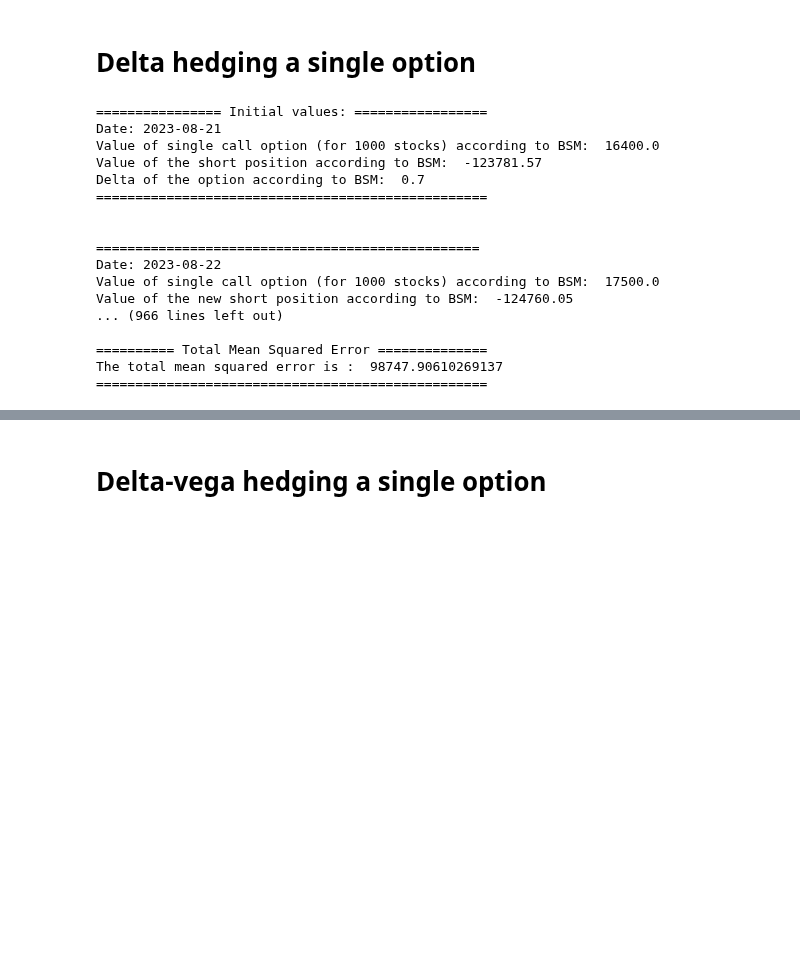
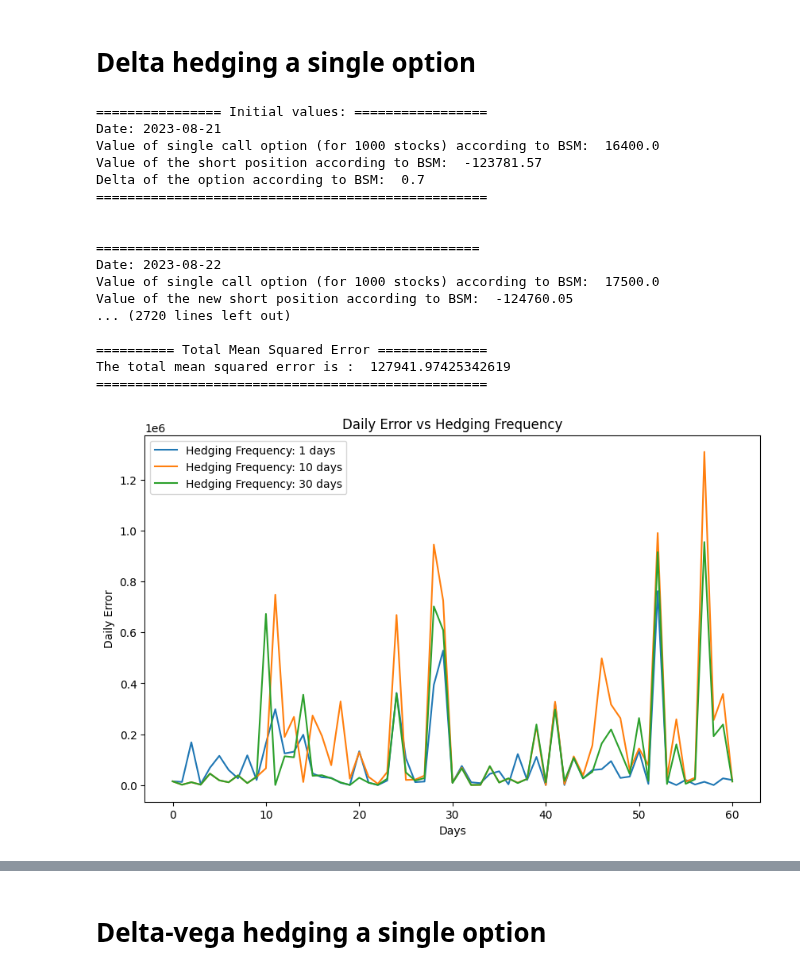
Before and after one commit to kerkkokonola/hedging, a Jupyter notebook: code/deltavegahedging.ipynb, the cells around one changed output, grey strips where cells are left out. Cells and saved outputs as stored; diff of their text form; code cells hidden in the pictures; blank space fills up the shorter version.

Commit message:
modded delta_hedge to take parameters

```diff
--- a/code/deltavegahedging.ipynb
+++ b/code/deltavegahedging.ipynb
@@ -54,17 +54,17 @@ Next, calculate the hedge with 2 portfolios: OP and RE. OP has a long call and R
 # - give all necessary information (option amounts, strikes, option types, etc.) as a parameter
 # - handle printing in its own function
 # - save and show the data in a clearer format
-def delta_hedge(call_option_prices, freq):
-    # call_options_oruces is a df, freq is hedging frequency (e.g. 30 = once a month)
+def delta_hedge(call_option_prices, freq, colname):
+    # call_options_oruces is a df, freq is hedging frequency (e.g. 30 = once a month), colname is e.g. "C170"
     # This has been looked up from the internet for Apple stock option
     option_amount = 1000
     interest_rate = call_option_prices.iloc[0]['Interest rate']
-    option_type = 'call'
+    option_type = 'call' if colname[0] == "C" else "put"
     stock_price = call_option_prices.iloc[0]['Underlying']
-    option_price = call_option_prices.iloc[0]['C170']
-    strike = 170
+    option_price = call_option_prices.iloc[0][colname]
+    strike = int(colname[1:])
     time_to_maturity = call_option_prices.iloc[0]['T']
-    volatility = implied_volatility(price=option_price, S=stock_price, K=strike, t=time_to_maturity, r=interest_rate, flag='c')
+    volatility = implied_volatility(price=option_price, S=stock_price, K=strike, t=time_to_maturity, r=interest_rate, flag=option_type[0])
 
     # Initial stuff at t = 0
     bsm_obj = BSM(kind=option_type, S0=stock_price, K=strike, T=time_to_maturity, r=interest_rate, sigma=volatility)
@@ -87,7 +87,7 @@ def delta_hedge(call_option_prices, freq):
     # next we calculate changes in OP and RE and let A_0 = d OP - d RE
     # Hedge as long as there are dates in the dataframe
     for i in range(1, len(call_option_prices)-1):
-        new_OP = call_option_prices['C170'][i] * option_amount
+        new_OP = call_option_prices[colname][i] * option_amount
         new_RE = - delta * call_option_prices['Underlying'][i] * option_amount
         d_OP = new_OP - OP
         d_RE = new_RE - RE
@@ -116,7 +116,7 @@ def delta_hedge(call_option_prices, freq):
             # As time goes by, the stock price moves/changes. This will affect the delta of the stock option, delta of the underlying is always 1
             # In a real world scenario this hedging costs money, and will be simulated if we have time also in this
             delta = BSM(kind=option_type, S0=call_option_prices['Underlying'][i], K=strike, T=call_option_prices['T'][i], r=call_option_prices['Interest rate'][i], sigma=volatility).delta()
-            volatility = BSM(kind=option_type, S0=call_option_prices['Underlying'][i], K=strike, T=call_option_prices['T'][i], r=call_option_prices['Interest rate'][i], sigma=volatility).implied_vol(call_option_prices['C170'][i])
+            volatility = BSM(kind=option_type, S0=call_option_prices['Underlying'][i], K=strike, T=call_option_prices['T'][i], r=call_option_prices['Interest rate'][i], sigma=volatility).implied_vol(call_option_prices[colname][i])
 
             print('=============== REHEDGE =========================')
             print("Rehedging date:", call_option_prices['Date'][i])
@@ -146,35 +146,36 @@ def delta_hedge(call_option_prices, freq):
     print('========== Total Mean Squared Error ==============')
     print("The total mean squared error is : ", total_error)
     print('==================================================')
-    plt.plot(total_mean_squared_error, label=f'Hedging Frequency: {freq} days') #del
+
+    return total_mean_squared_error, total_error # return daily errors and the total error for plotting purposes
 # %%
-#delta_hedge(df_result, 2)
-hedging_frequencies = [1, 2, 5, 10, 30]
-
+hedging_frequencies = [1, 10, 30]
 plt.figure(figsize=(10, 6))
 for freq in hedging_frequencies:
-    delta_hedge(df_result, freq)
+    total_mean_squared_error, _ = delta_hedge(df_result, freq, "C170")
+    plt.plot(total_mean_squared_error, label=f'Hedging Frequency: {freq} days')
 
 plt.xlabel('Days')
-plt.ylabel('Mean Squared Error')
-plt.title('Mean Squared Error vs Hedging Frequency')
+plt.ylabel('Daily Error')
+plt.title('Daily Error vs Hedging Frequency')
 plt.legend()
 plt.show()
 # %% [output]
 ================ Initial values: =================
 Date: 2023-08-21
 Value of single call option (for 1000 stocks) according to BSM:  16400.0
 Value of the short position according to BSM:  -123781.57
 Delta of the option according to BSM:  0.7
 ==================================================
 
 
 =================================================
 Date: 2023-08-22
 Value of single call option (for 1000 stocks) according to BSM:  17500.0
 Value of the new short position according to BSM:  -124760.05
-... (966 lines left out)
+... (2720 lines left out)
 
 ========== Total Mean Squared Error ==============
-The total mean squared error is :  98747.90610269137
+The total mean squared error is :  127941.97425342619
 ==================================================
+[figure, added]
```
Also changed, not shown: parts of 1 cell of this notebook.
